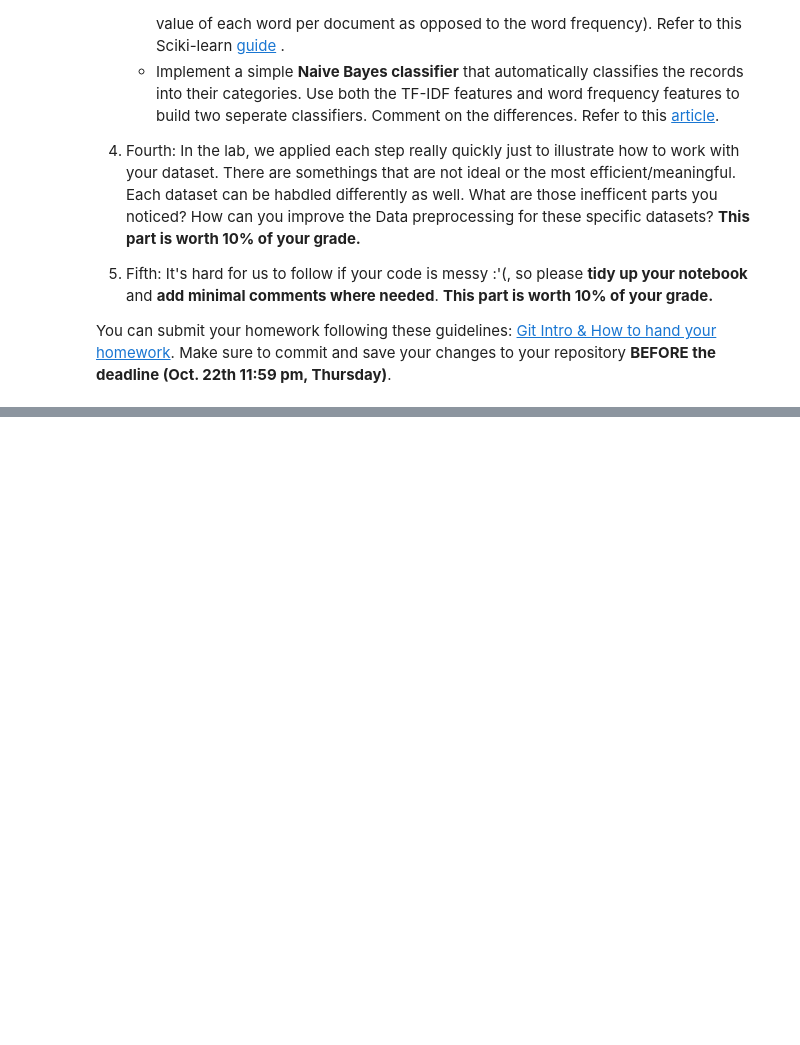
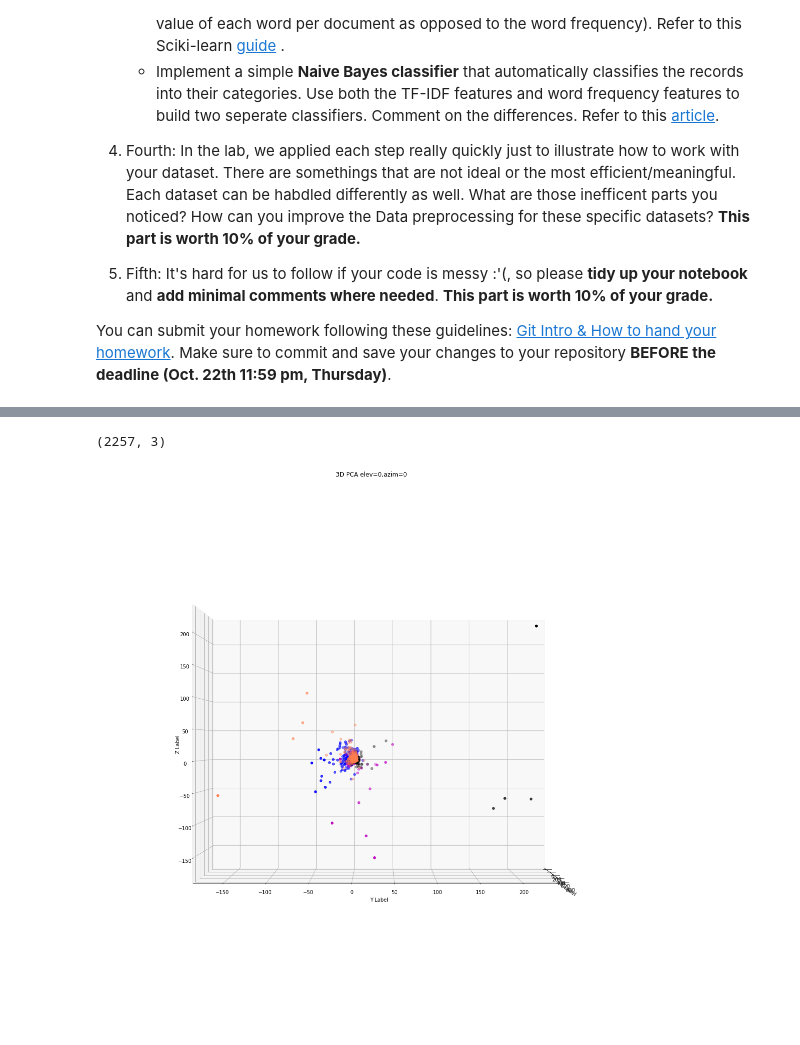
Before and after one commit to DanielLin94144/DM2020-Lab1-Homework1, a Jupyter notebook: DM2020-Lab1-Homework.ipynb, the cells around one changed output, grey strips where cells are left out. Cells and saved outputs as stored; diff of their text form; code cells hidden in the pictures; blank space fills up the shorter version.

```diff
--- a/DM2020-Lab1-Homework.ipynb
+++ b/DM2020-Lab1-Homework.ipynb
@@ -35,0 +379,26 @@ You can submit your homework following these guidelines: [Git Intro & How to han
+# %%
+from sklearn.decomposition import PCA
+X_reduced = PCA(n_components = 3).fit_transform(X_counts.toarray())
+# %%
+X_reduced.shape
+# %% [output]
+(2257, 3)
+# %%
+from mpl_toolkits.mplot3d import Axes3D
+fig=plt.figure(figsize=(15, 15))
+ax=Axes3D(fig)
+col = ['coral', 'blue', 'black', 'm']
+for c, category in zip(col, categories):
+    xs = X_reduced[X['category_name'] == category].T[0]
+    ys = X_reduced[X['category_name'] == category].T[1]
+    zs = X_reduced[X['category_name'] == category].T[2]
+    ax.scatter3D(xs, ys, zs, c=c)
+
+ax.set_xlabel('\nX Label')
+ax.set_ylabel('\nY Label')
+ax.set_zlabel('\nZ Label')
+ax.view_init(elev=0,azim=0)
+plt.title('3D PCA elev=0,azim=0')
+plt.show()
+# %% [output]
+[figure, added]
```
Also changed, not shown: parts of 149 cells of this notebook, 4 other files.
